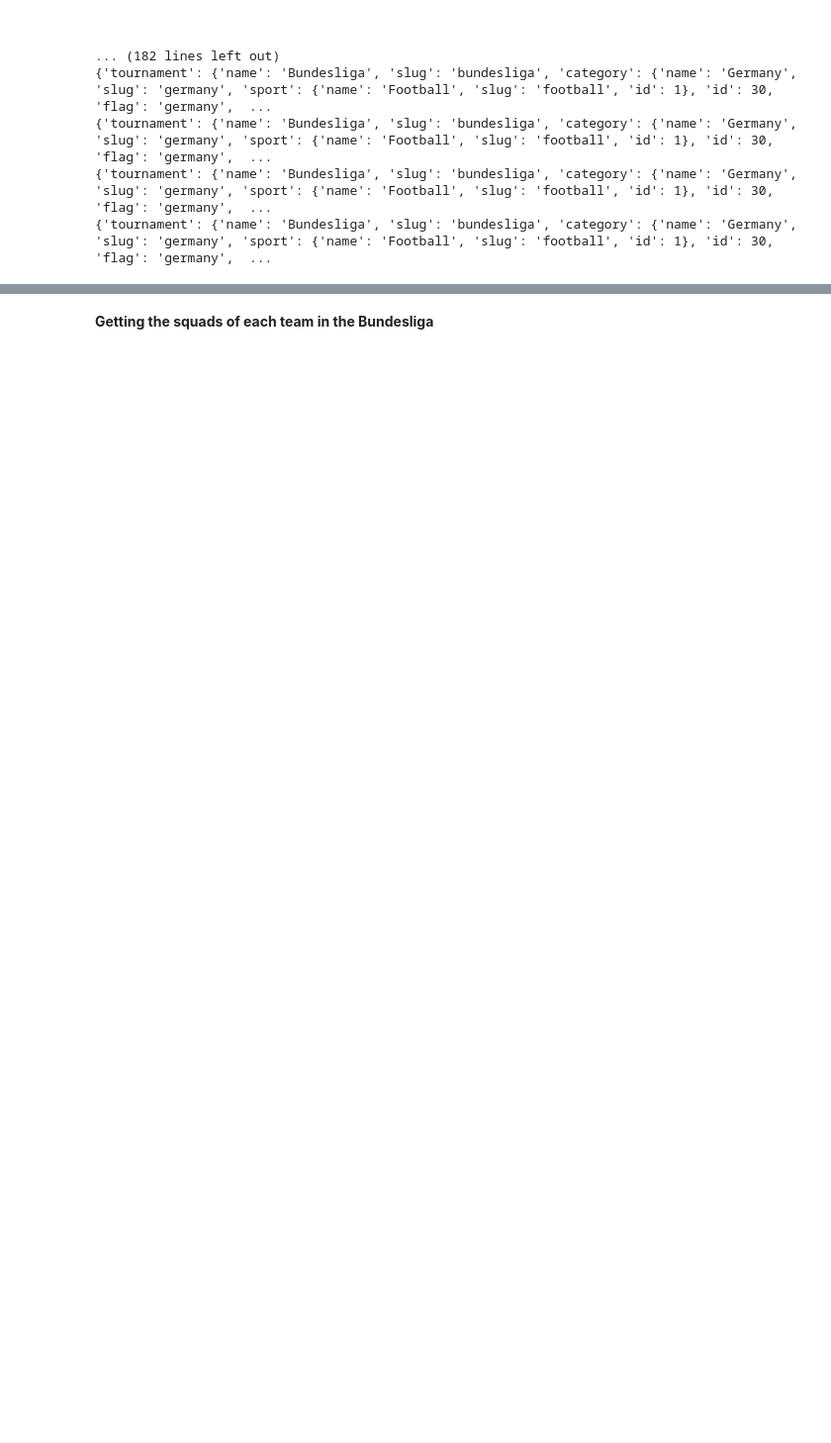
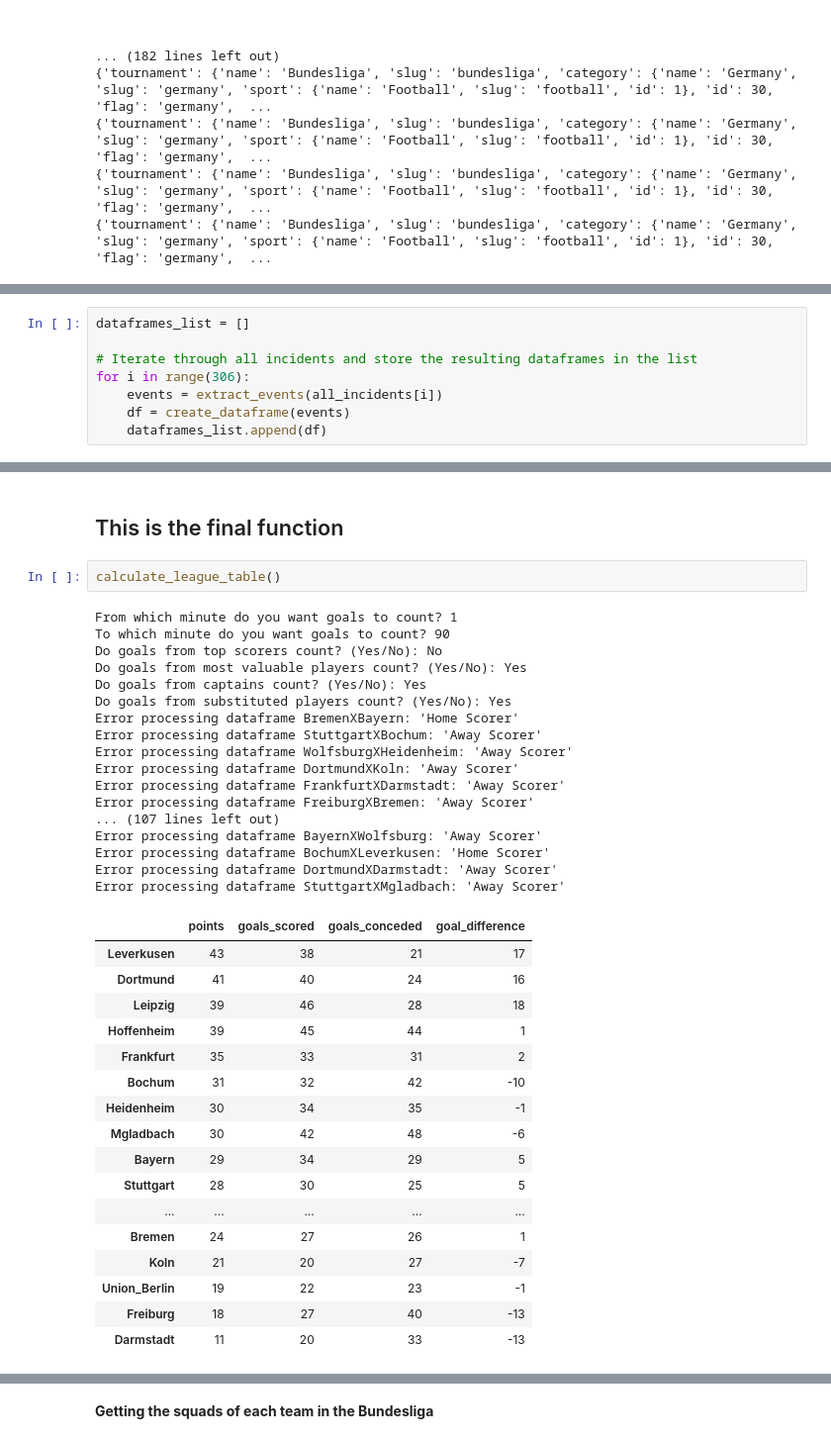
Before and after one commit to filiprulisek/PythonDataIES, a Jupyter notebook: Project_Hadzic_Rulisek.ipynb, the cells around one changed output, grey strips where cells are left out. Shown at 99% size. Drawn from its saved outputs; the diff is of its cells as text; blank space fills up the shorter version.

```diff
--- a/Project_Hadzic_Rulisek.ipynb
+++ b/Project_Hadzic_Rulisek.ipynb
@@ -1044,0 +314,8 @@ IndentationError: unexpected indent (<ipython-input-92-e1cfb4ec58ba>, line 8)
+# %%
+dataframes_list = []
+
+# Iterate through all incidents and store the resulting dataframes in the list
+for i in range(306):
+    events = extract_events(all_incidents[i])
+    df = create_dataframe(events)
+    dataframes_list.append(df)
@@ -1044,0 +493,39 @@ IndentationError: unexpected indent (<ipython-input-92-e1cfb4ec58ba>, line 8)
+# %% [markdown]
+## This is the final function
+# %%
+calculate_league_table()
+# %% [output]
+From which minute do you want goals to count? 1
+To which minute do you want goals to count? 90
+Do goals from top scorers count? (Yes/No): No
+Do goals from most valuable players count? (Yes/No): Yes
+Do goals from captains count? (Yes/No): Yes
+Do goals from substituted players count? (Yes/No): Yes
+Error processing dataframe BremenXBayern: 'Home Scorer'
+Error processing dataframe StuttgartXBochum: 'Away Scorer'
+Error processing dataframe WolfsburgXHeidenheim: 'Away Scorer'
+Error processing dataframe DortmundXKoln: 'Away Scorer'
+Error processing dataframe FrankfurtXDarmstadt: 'Away Scorer'
+Error processing dataframe FreiburgXBremen: 'Away Scorer'
+... (107 lines left out)
+Error processing dataframe BayernXWolfsburg: 'Away Scorer'
+Error processing dataframe BochumXLeverkusen: 'Home Scorer'
+Error processing dataframe DortmundXDarmstadt: 'Away Scorer'
+Error processing dataframe StuttgartXMgladbach: 'Away Scorer'
+|  | points | goals_scored | goals_conceded | goal_difference |
+| Leverkusen | 43 | 38 | 21 | 17 |
+| Dortmund | 41 | 40 | 24 | 16 |
+| Leipzig | 39 | 46 | 28 | 18 |
+| Hoffenheim | 39 | 45 | 44 | 1 |
+| Frankfurt | 35 | 33 | 31 | 2 |
+| Bochum | 31 | 32 | 42 | -10 |
+| Heidenheim | 30 | 34 | 35 | -1 |
+| Mgladbach | 30 | 42 | 48 | -6 |
+| Bayern | 29 | 34 | 29 | 5 |
+| Stuttgart | 28 | 30 | 25 | 5 |
+| ... | ... | ... | ... | ... |
+| Bremen | 24 | 27 | 26 | 1 |
+| Koln | 21 | 20 | 27 | -7 |
+| Union_Berlin | 19 | 22 | 23 | -1 |
+| Freiburg | 18 | 27 | 40 | -13 |
+| Darmstadt | 11 | 20 | 33 | -13 |
```
Also changed, not shown: parts of 57 cells of this notebook.
